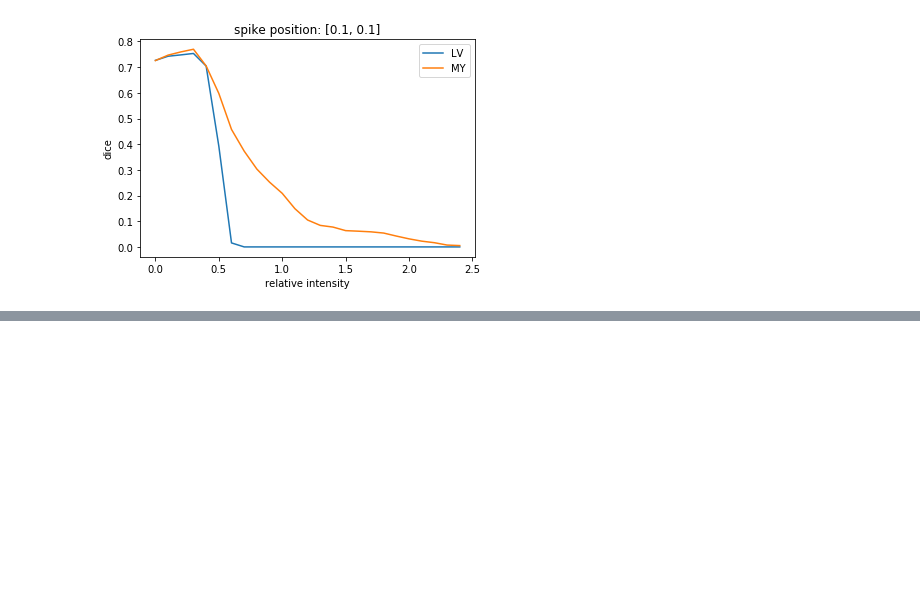
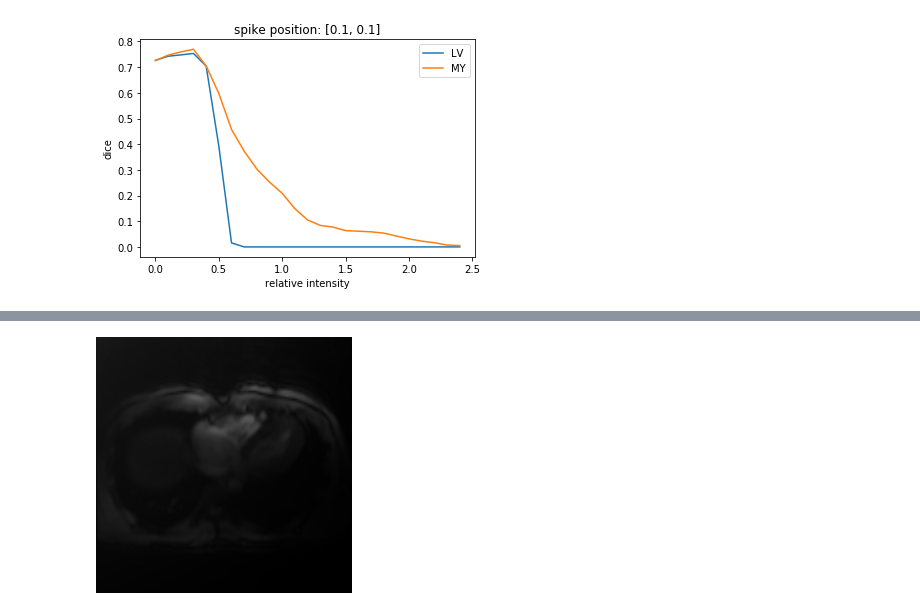
Before and after one commit to chfc-cmi/misas, a Jupyter notebook: 04_mr_artifacts.ipynb, the cells around one changed output, grey strips where cells are left out. Drawn from its saved outputs; the diff is of its cells as text; code cells hidden in the pictures; blank space fills up the shorter version.

```diff
--- a/04_mr_artifacts.ipynb
+++ b/04_mr_artifacts.ipynb
@@ -118,0 +135,6 @@ _ = plt.title(f'spike position: {[.1,.1]}')
+# %%
+result = data[0][0] * bf[0]
+result = torch.stack((result,result,result))
+Image(result.clamp(0,1))
+# %% [output]
+[figure, added]
```
Also changed, not shown: parts of 10 cells of this notebook, 3 other files.
